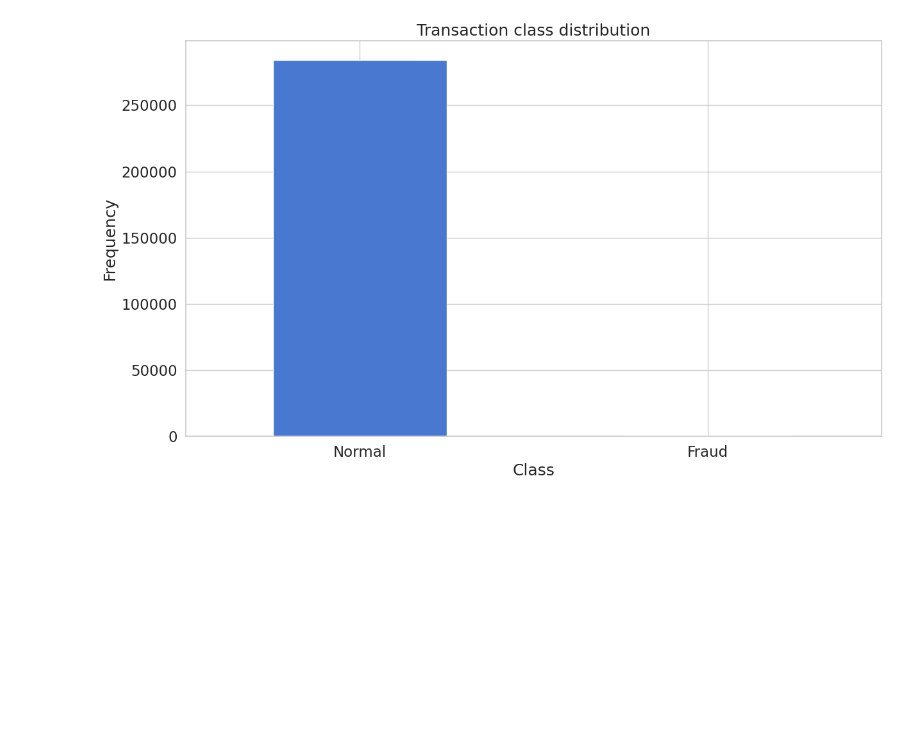
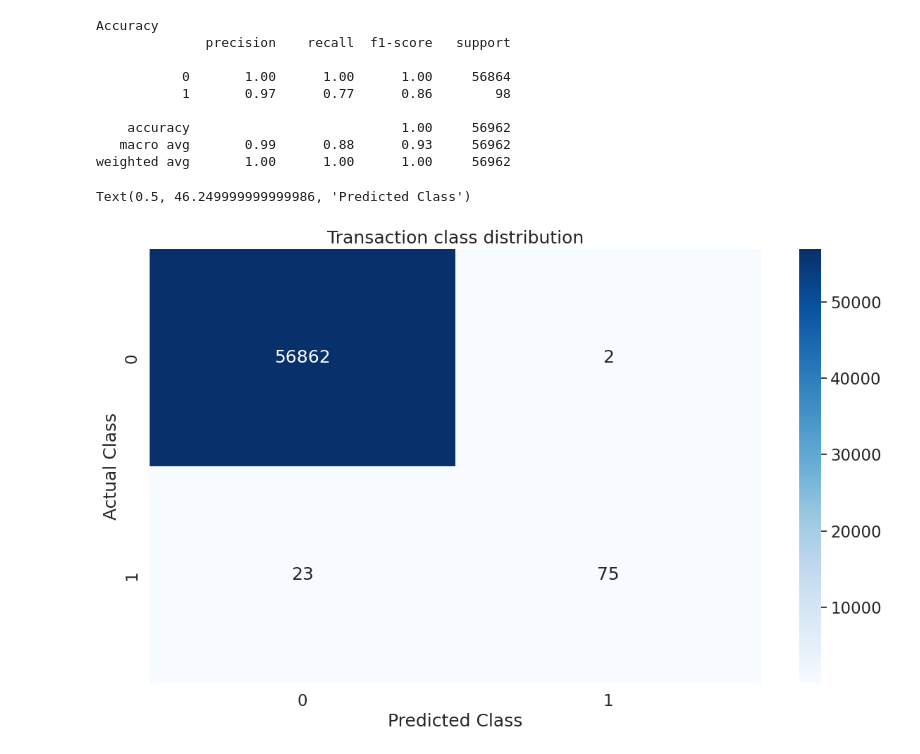
Before and after one commit to marialivie/e-learning-, a Jupyter notebook: New_CyberThreatHunting.ipynb, the cells around one changed output. Saved outputs shown, nothing was run; the diff lists cells and outputs as text; code cells hidden in the pictures; blank space fills up the shorter version.

```diff
--- a/New_CyberThreatHunting.ipynb
+++ b/New_CyberThreatHunting.ipynb
@@ -32,34 +32,44 @@ y = data['Class']
 
 # διαχωρισμός συνόλου δεδομένων σε σύνολο εκπαίδευσης και δοκιμών
 x_train, x_test, y_train, y_test=train_test_split(x, y, test_size=0.2, random_state=RANDOM_SEED)
-train
+
 
 # κατανομή της εξαρτημένης μεταβλητής (class)
 count_classes = pd.value_counts(data['Class'], sort = True)
 count_classes.plot(kind = 'bar', rot=0)
 plt.title("Transaction class distribution")
 plt.xticks(range(2), LABELS)
 plt.xlabel("Class")
 plt.ylabel("Frequency");
 
 # δημιουργία Random Forest αλγορίθμου
 rf_model=RandomForestClassifier(n_estimators=100, random_state=RANDOM_SEED)
 
 # εκπαίδευση αλγόριθμου
 rf_model.fit(x_train, y_train)
 
 # πρόβλεψη συνόλου δοκιμής
 y_pred = rf_model.predict(x_test)
 
 # υπολογισμός μετρικών αξιολόγησης (accuracy, precision, recall, f-score, confusion matrix)
 accuracy_score(y_test, y_pred)
-print(f'Accuracy: {accuracy:.2f}')
+print(f'Accuracy')
 
 from sklearn.metrics import classification_report, confusion_matrix
 print(classification_report(y_test, y_pred))
 conf_matrix = confusion_matrix(y_test, y_pred)
 sns.heatmap(conf_matrix, annot=True, fmt='d', cmap='Blues')
 plt.ylabel('Actual Class')
 plt.xlabel('Predicted Class')
 # %% [output]
+Accuracy
+              precision    recall  f1-score   support
+
+           0       1.00      1.00      1.00     56864
+           1       0.97      0.77      0.86        98
+
+    accuracy                           1.00     56962
+   macro avg       0.99      0.88      0.93     56962
+weighted avg       1.00      1.00      1.00     56962
+Text(0.5, 46.249999999999986, 'Predicted Class')
-[figure, old version]
+[figure, new version]
```
